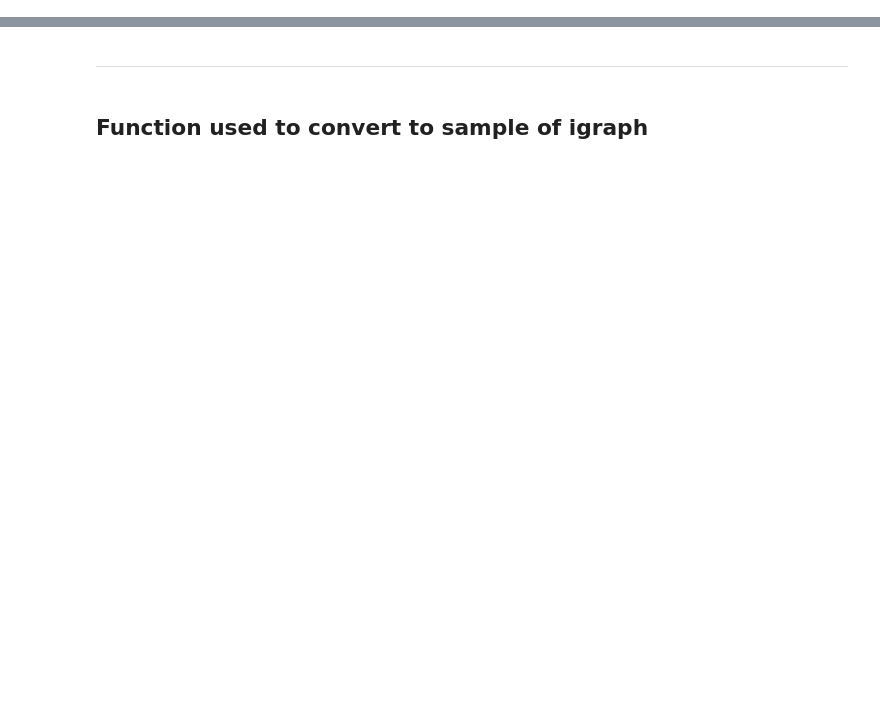
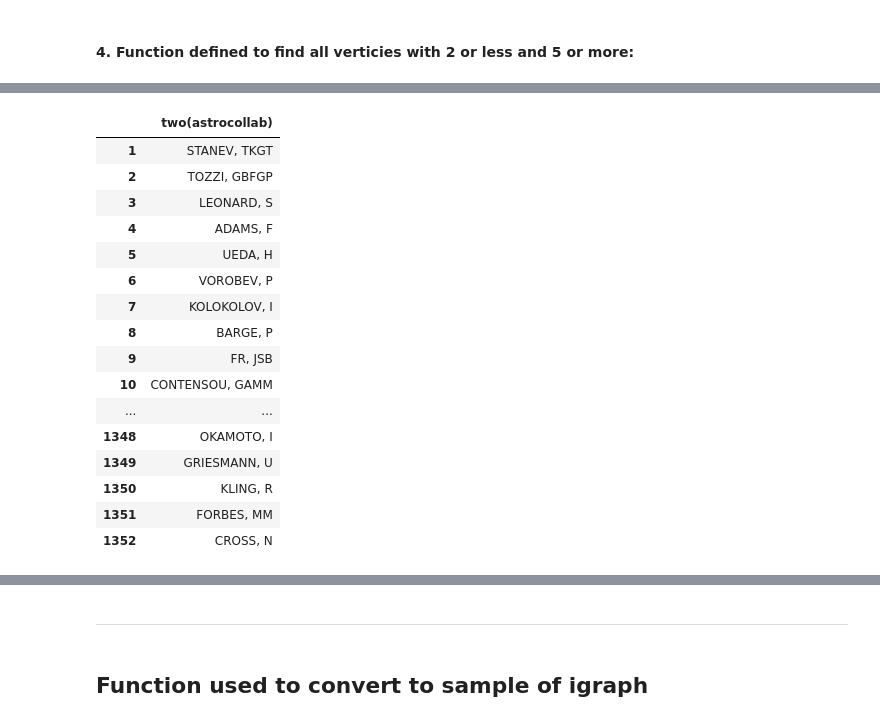
Before and after one commit to nriyer/project_3, a Jupyter notebook: project_1.ipynb, the cells around one changed output, grey strips where cells are left out. Saved outputs shown, nothing was run; the diff lists cells and outputs as text; code cells hidden in the pictures; blank space fills up the shorter version.

```diff
--- a/project_1.ipynb
+++ b/project_1.ipynb
@@ -26,0 +89,10 @@ attr(,"package")
+# %% [markdown]
+#### 4. Function defined to find all verticies with 2 or less and 5 or more:
+# %%
+# function to find all people less thn 2 edges (degrees are the number of edges from each node and find names)
+two <- function(graph){
+    degrees <- degree(astrocollab)
+    a <- degree(astrocollab) <= 2
+    names <- names(which(degrees == a))
+    return(names)
+}
@@ -26,0 +107,5 @@ attr(,"package")
+# %%
+less_than_two <- as.data.frame(two(astrocollab))
+less_than_two <- na.omit(less_than_two)
+less_than_two
+# %% [output]
@@ -26,0 +115,17 @@ attr(,"package")
+|  | two(astrocollab) |
+| 1 | STANEV, TKGT |
+| 2 | TOZZI, GBFGP |
+| 3 | LEONARD, S |
+| 4 | ADAMS, F |
+| 5 | UEDA, H |
+| 6 | VOROBEV, P |
+| 7 | KOLOKOLOV, I |
+| 8 | BARGE, P |
+| 9 | FR, JSB |
+| 10 | CONTENSOU, GAMM |
+| ... | ... |
+| 1348 | OKAMOTO, I |
+| 1349 | GRIESMANN, U |
+| 1350 | KLING, R |
+| 1351 | FORBES, MM |
+| 1352 | CROSS, N |
```
Also changed, not shown: parts of 51 cells of this notebook, 39 other files.
